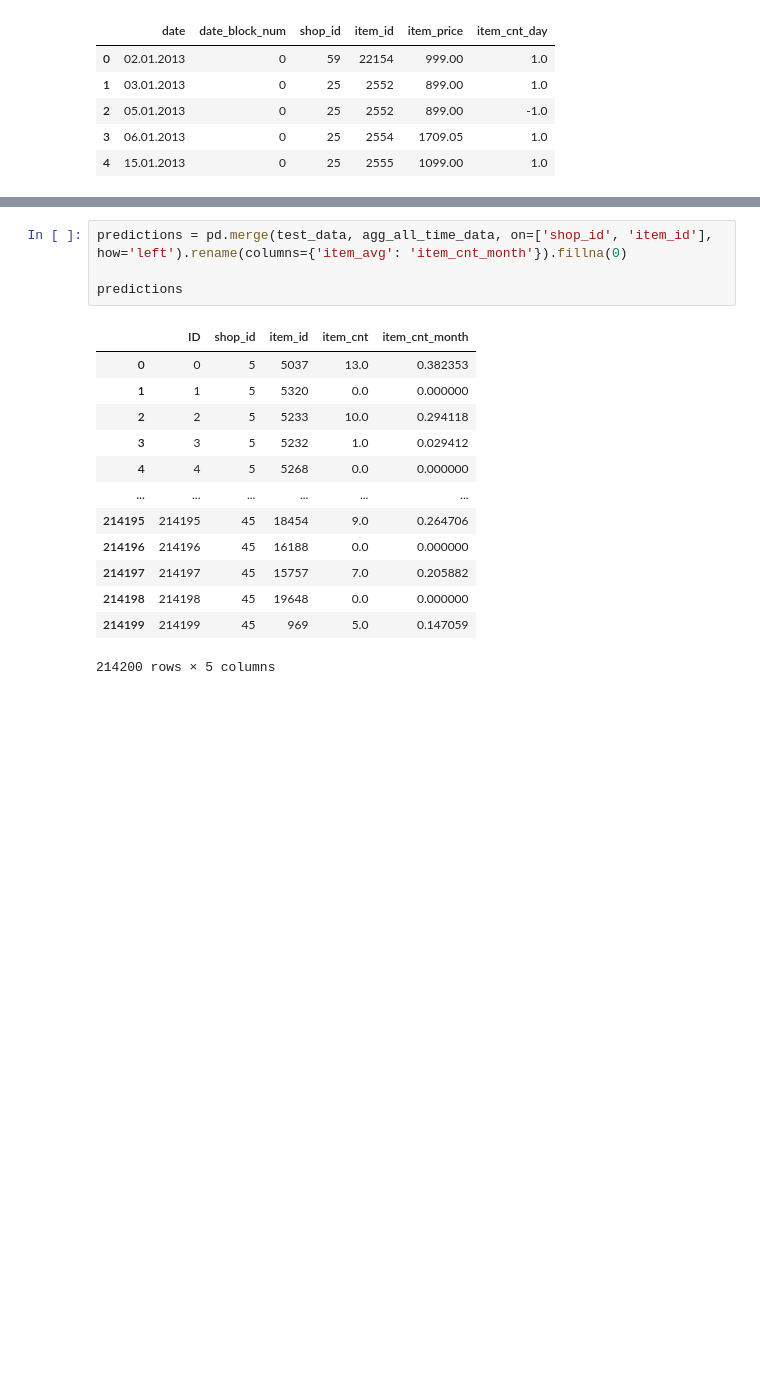
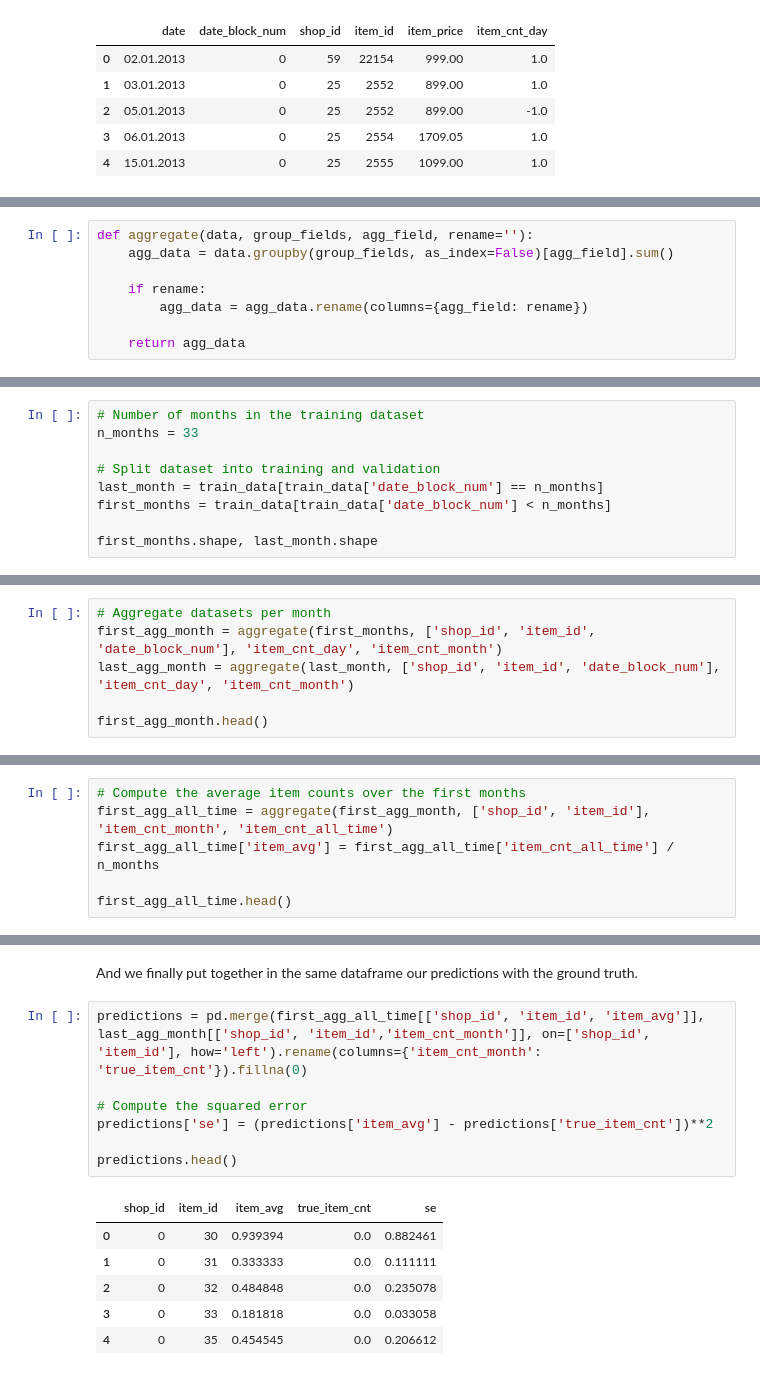
Before and after one commit to aitor-perez/kaggle, a Jupyter notebook: future-sales/exploration.ipynb, the cells around one changed output, grey strips where cells are left out. Drawn from its saved outputs; the diff is of its cells as text; blank space fills up the shorter version.

```diff
--- a/future-sales/exploration.ipynb
+++ b/future-sales/exploration.ipynb
@@ -137,0 +89,8 @@ test_data
+# %%
+def aggregate(data, group_fields, agg_field, rename=''):
+    agg_data = data.groupby(group_fields, as_index=False)[agg_field].sum()
+
+    if rename:
+        agg_data = agg_data.rename(columns={agg_field: rename})
+
+    return agg_data
@@ -137,0 +99,9 @@ test_data
+# %%
+# Number of months in the training dataset
+n_months = 33
+
+# Split dataset into training and validation
+last_month = train_data[train_data['date_block_num'] == n_months]
+first_months = train_data[train_data['date_block_num'] < n_months]
+
+first_months.shape, last_month.shape
@@ -137,0 +112,6 @@ test_data
+# %%
+# Aggregate datasets per month
+first_agg_month = aggregate(first_months, ['shop_id', 'item_id', 'date_block_num'], 'item_cnt_day', 'item_cnt_month')
+last_agg_month = aggregate(last_month, ['shop_id', 'item_id', 'date_block_num'], 'item_cnt_day', 'item_cnt_month')
+
+first_agg_month.head()
@@ -137,0 +127,6 @@ test_data
+# %%
+# Compute the average item counts over the first months
+first_agg_all_time = aggregate(first_agg_month, ['shop_id', 'item_id'], 'item_cnt_month', 'item_cnt_all_time')
+first_agg_all_time['item_avg'] = first_agg_all_time['item_cnt_all_time'] / n_months
+
+first_agg_all_time.head()
@@ -138,18 +140,16 @@ test_data
+# %% [markdown]
+And we finally put together in the same dataframe our predictions with the ground truth.
 # %%
-predictions = pd.merge(test_data, agg_all_time_data, on=['shop_id', 'item_id'], how='left').rename(columns={'item_avg': 'item_cnt_month'}).fillna(0)
+predictions = pd.merge(first_agg_all_time[['shop_id', 'item_id', 'item_avg']], last_agg_month[['shop_id', 'item_id','item_cnt_month']], on=['shop_id', 'item_id'], how='left').rename(columns={'item_cnt_month': 'true_item_cnt'}).fillna(0)
 
-predictions
+# Compute the squared error
+predictions['se'] = (predictions['item_avg'] - predictions['true_item_cnt'])**2
+
+predictions.head()
 # %% [output]
-|  | ID | shop_id | item_id | item_cnt | item_cnt_month |
-| 0 | 0 | 5 | 5037 | 13.0 | 0.382353 |
-| 1 | 1 | 5 | 5320 | 0.0 | 0.000000 |
-| 2 | 2 | 5 | 5233 | 10.0 | 0.294118 |
-| 3 | 3 | 5 | 5232 | 1.0 | 0.029412 |
-| 4 | 4 | 5 | 5268 | 0.0 | 0.000000 |
-| ... | ... | ... | ... | ... | ... |
-| 214195 | 214195 | 45 | 18454 | 9.0 | 0.264706 |
-| 214196 | 214196 | 45 | 16188 | 0.0 | 0.000000 |
-| 214197 | 214197 | 45 | 15757 | 7.0 | 0.205882 |
-| 214198 | 214198 | 45 | 19648 | 0.0 | 0.000000 |
-| 214199 | 214199 | 45 | 969 | 5.0 | 0.147059 |
+|  | shop_id | item_id | item_avg | true_item_cnt | se |
+| 0 | 0 | 30 | 0.939394 | 0.0 | 0.882461 |
+| 1 | 0 | 31 | 0.333333 | 0.0 | 0.111111 |
+| 2 | 0 | 32 | 0.484848 | 0.0 | 0.235078 |
+| 3 | 0 | 33 | 0.181818 | 0.0 | 0.033058 |
+| 4 | 0 | 35 | 0.454545 | 0.0 | 0.206612 |
-214200 rows × 5 columns
```
Also changed, not shown: parts of 40 cells of this notebook, 1 other file.
